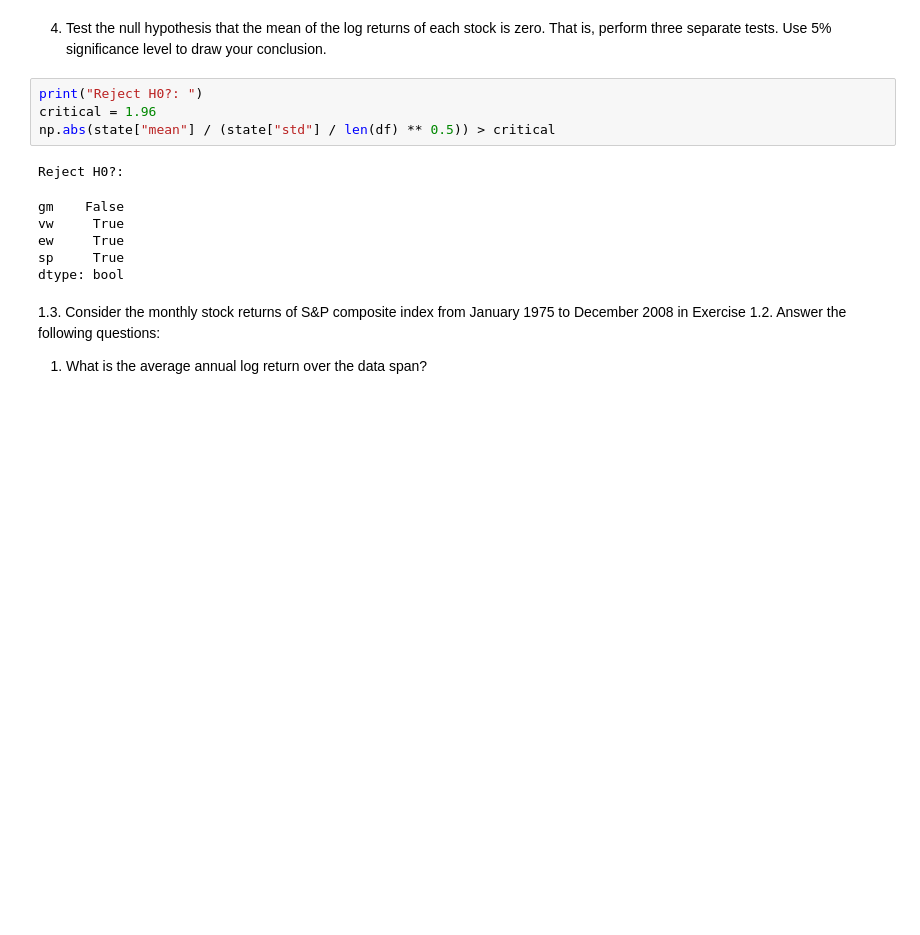
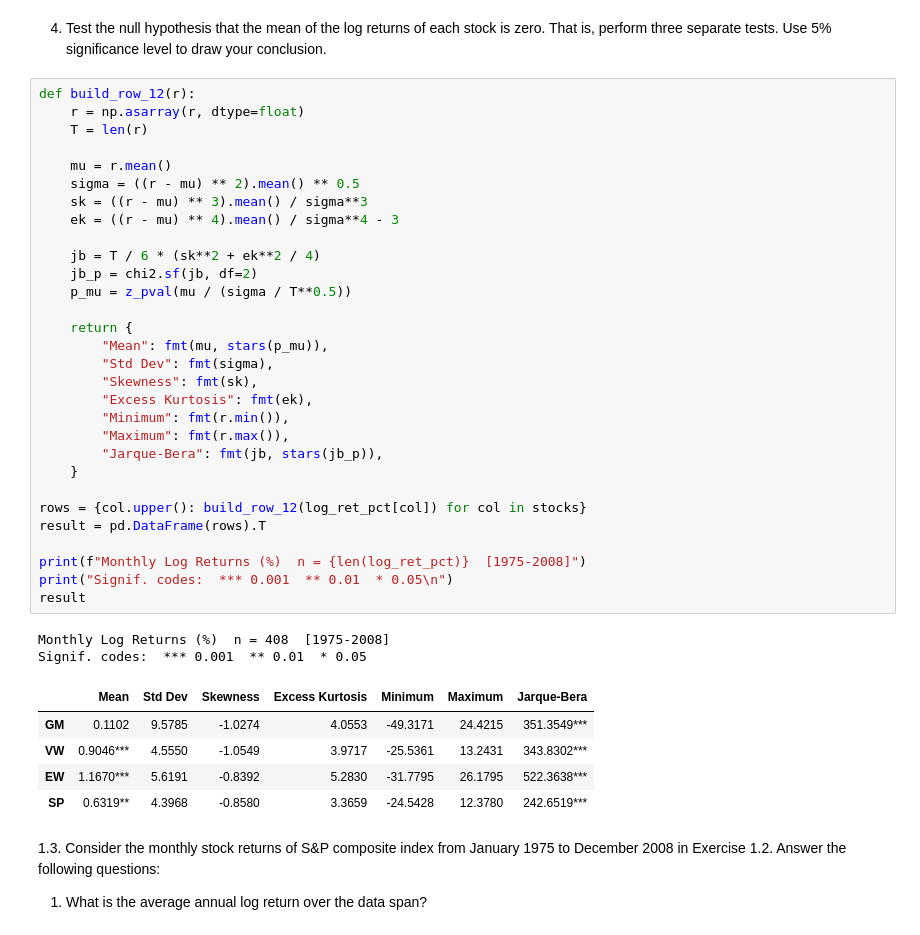
Before and after one commit to JamboChen/stat-hw, a Jupyter notebook: time_serise/hw1.ipynb, the cells around one changed output. Drawn from its saved outputs; the diff is of its cells as text; blank space fills up the shorter version.

```diff
--- a/time_serise/hw1.ipynb
+++ b/time_serise/hw1.ipynb
@@ -246,16 +240,43 @@ state
 # %% [markdown]
 4. Test the null hypothesis that the mean of the log returns of each stock is zero. That is, perform three separate tests. Use 5% signiﬁcance level to draw your conclusion.
 # %%
-print("Reject H0?: ")
-critical = 1.96
-np.abs(state["mean"] / (state["std"] / len(df) ** 0.5)) > critical
+def build_row_12(r):
+    r = np.asarray(r, dtype=float)
+    T = len(r)
+
+    mu = r.mean()
+    sigma = ((r - mu) ** 2).mean() ** 0.5
+    sk = ((r - mu) ** 3).mean() / sigma**3
+    ek = ((r - mu) ** 4).mean() / sigma**4 - 3
+
+    jb = T / 6 * (sk**2 + ek**2 / 4)
+    jb_p = chi2.sf(jb, df=2)
+    p_mu = z_pval(mu / (sigma / T**0.5))
+
+    return {
+        "Mean": fmt(mu, stars(p_mu)),
+        "Std Dev": fmt(sigma),
+        "Skewness": fmt(sk),
+        "Excess Kurtosis": fmt(ek),
+        "Minimum": fmt(r.min()),
+        "Maximum": fmt(r.max()),
+        "Jarque-Bera": fmt(jb, stars(jb_p)),
+    }
+
+rows = {col.upper(): build_row_12(log_ret_pct[col]) for col in stocks}
+result = pd.DataFrame(rows).T
+
+print(f"Monthly Log Returns (%)  n = {len(log_ret_pct)}  [1975-2008]")
+print("Signif. codes:  *** 0.001  ** 0.01  * 0.05\n")
+result
 # %% [output]
-Reject H0?:
+Monthly Log Returns (%)  n = 408  [1975-2008]
+Signif. codes:  *** 0.001  ** 0.01  * 0.05
-gm    False
-vw     True
-ew     True
-sp     True
-dtype: bool
+|  | Mean | Std Dev | Skewness | Excess Kurtosis | Minimum | Maximum | Jarque-Bera |
+| GM | 0.1102 | 9.5785 | -1.0274 | 4.0553 | -49.3171 | 24.4215 | 351.3549*** |
+| VW | 0.9046*** | 4.5550 | -1.0549 | 3.9717 | -25.5361 | 13.2431 | 343.8302*** |
+| EW | 1.1670*** | 5.6191 | -0.8392 | 5.2830 | -31.7795 | 26.1795 | 522.3638*** |
+| SP | 0.6319** | 4.3968 | -0.8580 | 3.3659 | -24.5428 | 12.3780 | 242.6519*** |
 # %% [markdown]
 1.3. Consider the monthly stock returns of S&P composite index from January 1975 to December 2008 in Exercise 1.2. Answer the following questions:
 1. What is the average annual log return over the data span?
```
Also changed, not shown: parts of 3 cells of this notebook.
